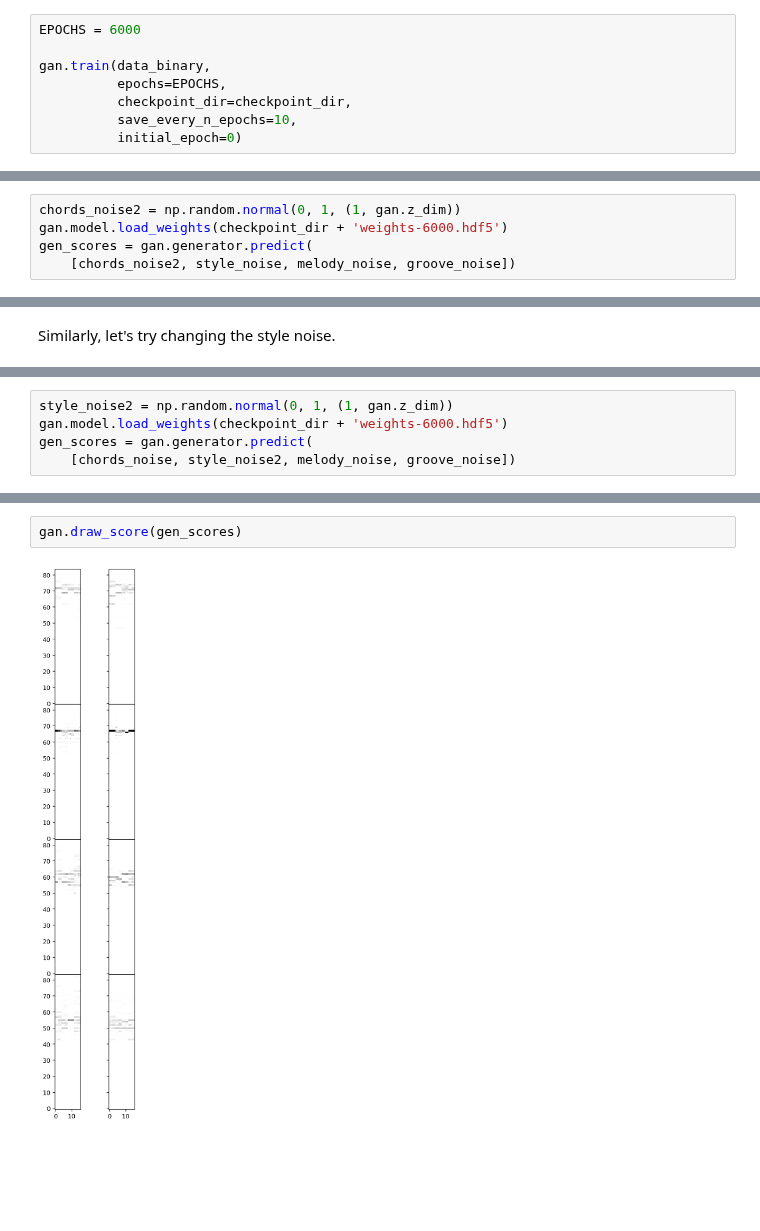
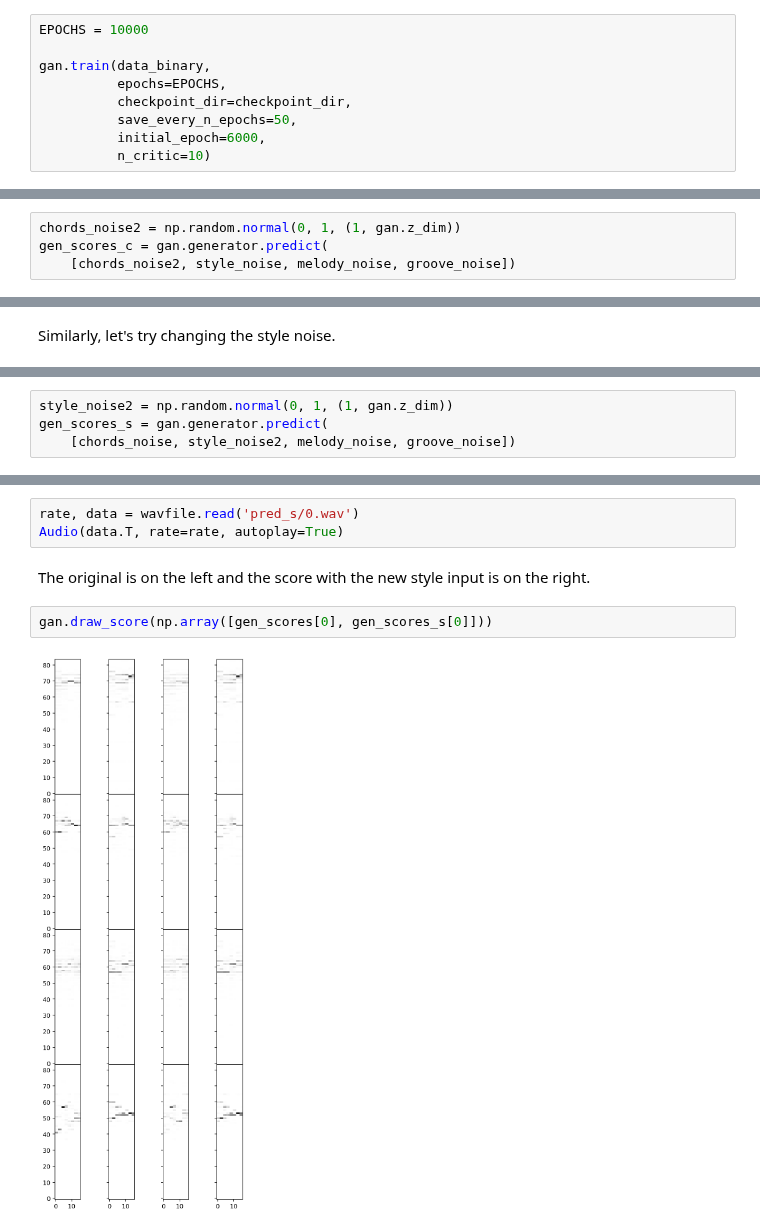
Before and after one commit to DCtheTall/generative-deep-learning, a Jupyter notebook: 7-compose/MuseGAN.ipynb, the cells around one changed output, grey strips where cells are left out. Drawn from its saved outputs; the diff is of its cells as text; blank space fills up the shorter version.

```diff
--- a/7-compose/MuseGAN.ipynb
+++ b/7-compose/MuseGAN.ipynb
@@ -537,10 +547,11 @@ checkpoint_dir = '/content/gdrive/My Drive/gdl_models/musegan/'
 # %%
-EPOCHS = 6000
+EPOCHS = 10000
 
 gan.train(data_binary,
           epochs=EPOCHS,
           checkpoint_dir=checkpoint_dir,
-          save_every_n_epochs=10,
-          initial_epoch=0)
+          save_every_n_epochs=50,
+          initial_epoch=6000,
+          n_critic=10)
 # %% [markdown]
 ## Analyzing the Results
@@ -590,5 +600,4 @@ Now let's try the same input but change the chords noise.
 # %%
 chords_noise2 = np.random.normal(0, 1, (1, gan.z_dim))
-gan.model.load_weights(checkpoint_dir + 'weights-6000.hdf5')
-gen_scores = gan.generator.predict(
+gen_scores_c = gan.generator.predict(
     [chords_noise2, style_noise, melody_noise, groove_noise])
@@ -619,5 +633,4 @@ Similarly, let's try changing the style noise.
 # %%
 style_noise2 = np.random.normal(0, 1, (1, gan.z_dim))
-gan.model.load_weights(checkpoint_dir + 'weights-6000.hdf5')
-gen_scores = gan.generator.predict(
+gen_scores_s = gan.generator.predict(
     [chords_noise, style_noise2, melody_noise, groove_noise])
@@ -640,4 +651,9 @@ Audio(data.T, rate=rate, autoplay=True)
+# %%
+rate, data = wavfile.read('pred_s/0.wav')
+Audio(data.T, rate=rate, autoplay=True)
+# %% [markdown]
+The original is on the left and the score with the new style input is on the right.
 # %%
-gan.draw_score(gen_scores)
+gan.draw_score(np.array([gen_scores[0], gen_scores_s[0]]))
 # %% [output]
-[figure, old version]
+[figure, new version]
```
Also changed, not shown: parts of 43 cells of this notebook.
